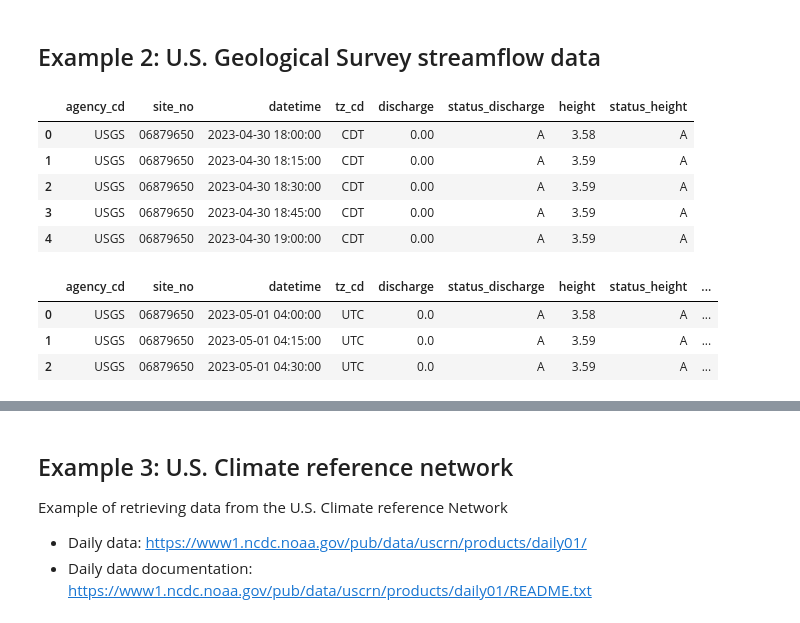
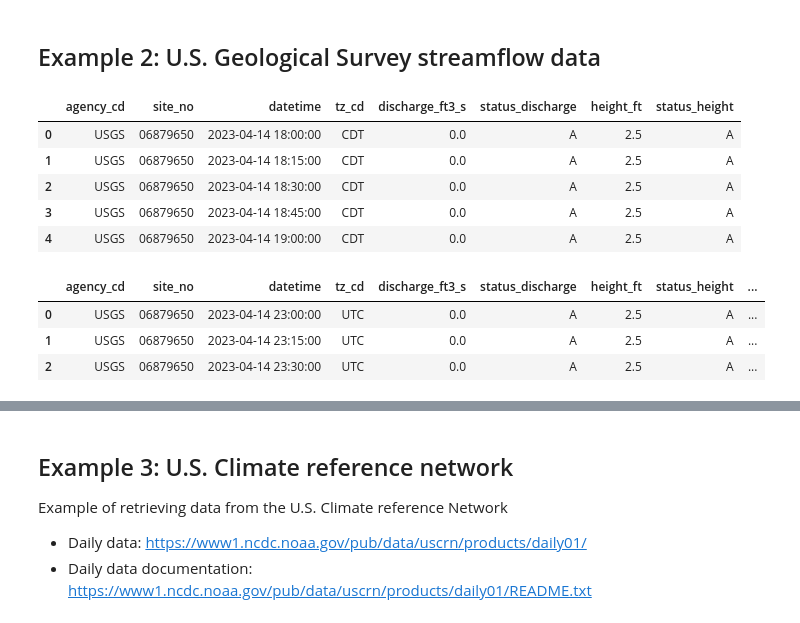
Before and after one commit to soilwater/pynotes-agriscience, a Jupyter notebook: exercises/request_web_data.ipynb, the cells around one changed output, grey strips where cells are left out. Cells and saved outputs as stored; diff of their text form; code cells hidden in the pictures.

```diff
--- a/exercises/request_web_data.ipynb
+++ b/exercises/request_web_data.ipynb
@@ -90,12 +91,12 @@ df_ks_mesonet.head()
 # %%
 def get_usgs(station, start_date, end_date=None):
     """
-    Function to retreive streamflow data from the U.S. Geological Survey.
+    Function to retreive 15-minute streamflow data from the U.S. Geological Survey.
 
     Parameters
     ----------
     station : string
-        Name of the USGS streamflow gauge of interest
+        8-digit number of the USGS streamflow gauge of interest
     start_date : string
         Start UTC date in yyyy-mm-dd HH:MM:SS format
     end_date : string (optional)
@@ -106,7 +107,7 @@ def get_usgs(station, start_date, end_date=None):
     Returns
     -------
     df : Dataframe
-        Table with streamflow data.
+        Table with 15-minute streamflow data.
         'A' stands for active
         'P'  stands for "Provisional" data subject to revision.
         'datetime' is reported in local time (including standard and daylight time)
@@ -139,61 +140,64 @@ def get_usgs(station, start_date, end_date=None):
         df = pd.read_csv(io.StringIO(s.decode('utf-8')), sep='\t', comment='#')
         df.drop([0], inplace=True)
         df.reset_index(inplace=True, drop=True)
-        df.rename(columns={"56608_00060": "discharge",
+        df.rename(columns={"56608_00060": "discharge_ft3_s",
                            "56608_00060_cd": "status_discharge",
-                           "56607_00065": "height",
+                           "56607_00065": "height_ft",
                            "56607_00065_cd": "status_height"}, inplace=True)
 
         # Convert dates to datetime format
         df['datetime'] = pd.to_datetime(df['datetime'])
 
         # Convert discharge and height to float type
-        df['discharge'] = df_usgs['discharge'].astype(float)
-        df['height'] = df_usgs['height'].astype(float)
+        df['discharge_ft3_s'] = df['discharge_ft3_s'].astype(float)
+        df['height_ft'] = df['height_ft'].astype(float)
 
         return df
 
     except:
         print(str(s))
 # %%
+# Download data for the Kings Creek watershed within
+# the Konza Prairie Biological Station near Manhattan, KS
 station = '06879650' # Kings Creek watershed
-start_date = '2023-05-01'
-end_date = '2023-09-01'
+start_date = '2023-04-15'
+end_date = '2023-07-15'
 df_usgs = get_usgs(station, start_date, end_date)
 # %%
+# Display downloaded data
 df_usgs.head()
 # %% [output]
-|  | agency_cd | site_no | datetime | tz_cd | discharge | status_discharge | height | status_height |
-| 0 | USGS | 06879650 | 2023-04-30 18:00:00 | CDT | 0.00 | A | 3.58 | A |
-| 1 | USGS | 06879650 | 2023-04-30 18:15:00 | CDT | 0.00 | A | 3.59 | A |
-| 2 | USGS | 06879650 | 2023-04-30 18:30:00 | CDT | 0.00 | A | 3.59 | A |
-| 3 | USGS | 06879650 | 2023-04-30 18:45:00 | CDT | 0.00 | A | 3.59 | A |
-| 4 | USGS | 06879650 | 2023-04-30 19:00:00 | CDT | 0.00 | A | 3.59 | A |
+|  | agency_cd | site_no | datetime | tz_cd | discharge_ft3_s | status_discharge | height_ft | status_height |
+| 0 | USGS | 06879650 | 2023-04-14 18:00:00 | CDT | 0.0 | A | 2.5 | A |
+| 1 | USGS | 06879650 | 2023-04-14 18:15:00 | CDT | 0.0 | A | 2.5 | A |
+| 2 | USGS | 06879650 | 2023-04-14 18:30:00 | CDT | 0.0 | A | 2.5 | A |
+| 3 | USGS | 06879650 | 2023-04-14 18:45:00 | CDT | 0.0 | A | 2.5 | A |
+| 4 | USGS | 06879650 | 2023-04-14 19:00:00 | CDT | 0.0 | A | 2.5 | A |
 # %%
 # Convert discharge from ft^3/s to cubic m^3/s
-df_usgs['discharge_m_per_s'] = df_usgs['discharge']*0.0283168
+df_usgs['discharge_m3_per_s'] = df_usgs['discharge_ft3_s']*0.0283168
 
 # Convert height from ft to m
-df_usgs['height_m_per_s'] = df_usgs['height']/0.3048
+df_usgs['height_m'] = df_usgs['height_ft']/0.3048
 
 # Standardize all timestamps to UTC
 idx_cdt = df_usgs['tz_cd'] == 'CDT'
 df_usgs.loc[idx_cdt,'datetime'] = df_usgs.loc[idx_cdt,'datetime'] + pd.Timedelta('5H')
 
 idx_cst = df_usgs['tz_cd'] == 'CST'
 df_usgs.loc[idx_cst,'datetime'] = df_usgs.loc[idx_cst,'datetime'] + pd.Timedelta('6H')
 
 # Replace label from CST/CDT to UTC
 df_usgs['tz_cd'] = 'UTC'
 
 # Check our changes
 df_usgs.head(3)
 
 # Save to drive
 #filename = f"{station}_streamflow.csv"
 #df.to_csv(filename, index=False)
 # %% [output]
-|  | agency_cd | site_no | datetime | tz_cd | discharge | status_discharge | height | status_height | ... |
-| 0 | USGS | 06879650 | 2023-05-01 04:00:00 | UTC | 0.0 | A | 3.58 | A | ... |
-| 1 | USGS | 06879650 | 2023-05-01 04:15:00 | UTC | 0.0 | A | 3.59 | A | ... |
-| 2 | USGS | 06879650 | 2023-05-01 04:30:00 | UTC | 0.0 | A | 3.59 | A | ... |
+|  | agency_cd | site_no | datetime | tz_cd | discharge_ft3_s | status_discharge | height_ft | status_height | ... |
+| 0 | USGS | 06879650 | 2023-04-14 23:00:00 | UTC | 0.0 | A | 2.5 | A | ... |
+| 1 | USGS | 06879650 | 2023-04-14 23:15:00 | UTC | 0.0 | A | 2.5 | A | ... |
+| 2 | USGS | 06879650 | 2023-04-14 23:30:00 | UTC | 0.0 | A | 2.5 | A | ... |
```
Also changed, not shown: parts of 4 cells of this notebook, 5 other files.
